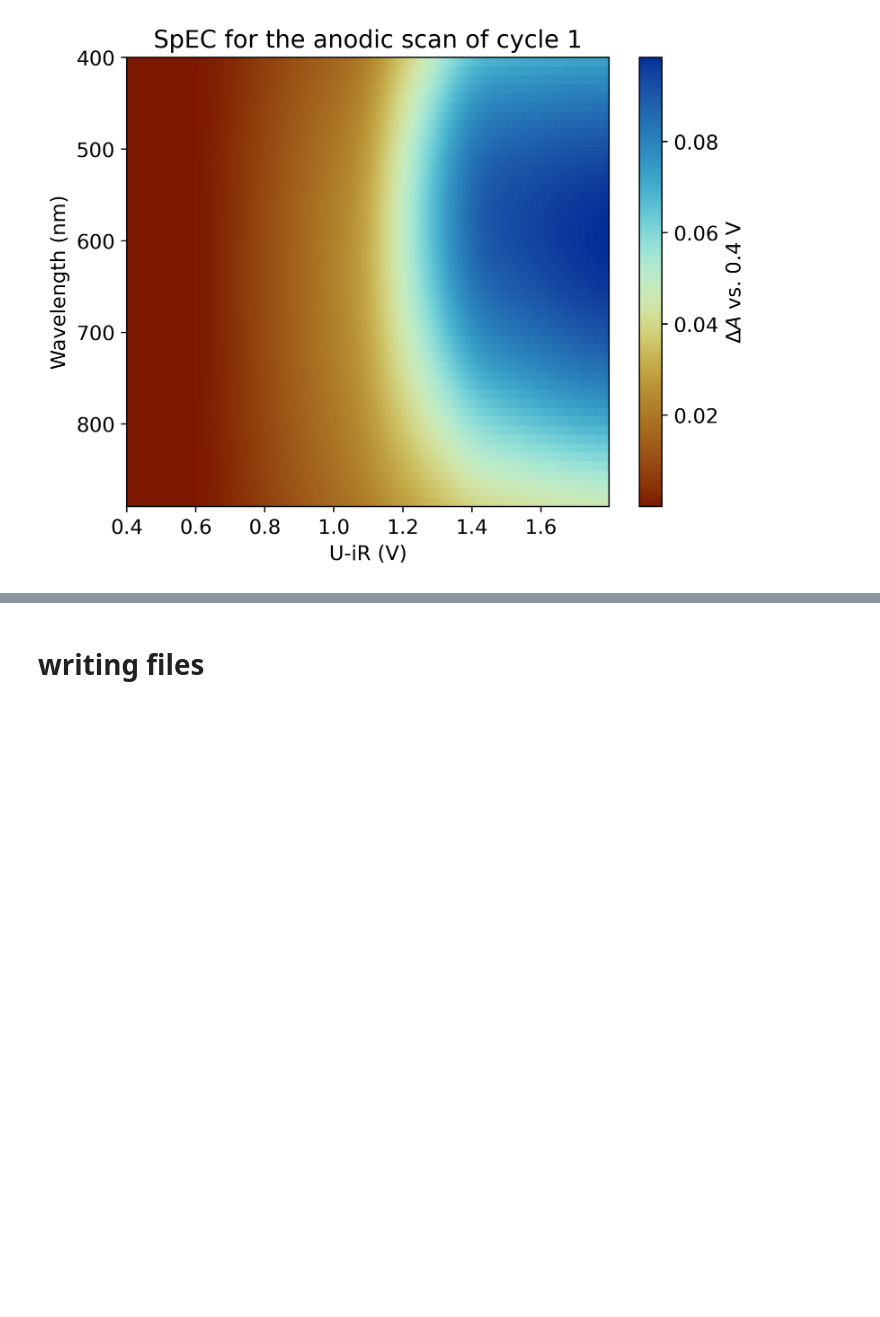
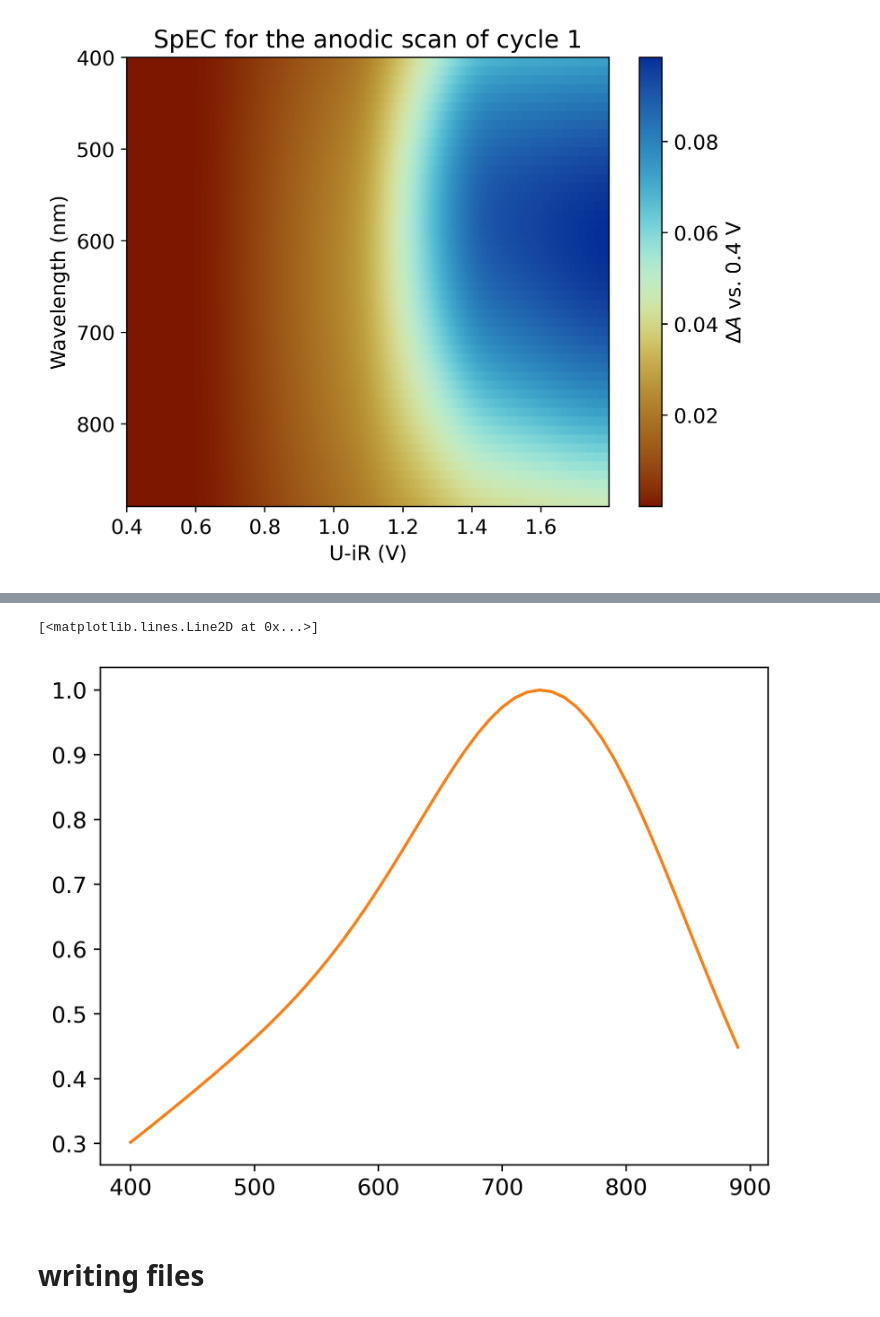
Before and after one commit to BenjaminSMoss/NRMP, a Jupyter notebook: main.ipynb, the cells around one changed output, grey strips where cells are left out. Saved outputs shown, nothing was run; the diff lists cells and outputs as text; code cells hidden in the pictures; blank space fills up the shorter version.

```diff
--- a/main.ipynb
+++ b/main.ipynb
@@ -218,3 +231,13 @@ plt.show()
+# %%
+test1=PD_spec3.iloc[:,PD_spec3.columns.values==20.0].divide(PD_spec3.iloc[:,PD_spec3.columns.values==20.0].max(axis=0), axis=1)
+test2=PD_spec3.iloc[:,PD_spec3.columns.values==50.0].divide(PD_spec3.iloc[:,PD_spec3.columns.values==50.0].max(axis=0), axis=1)
+
+figgg, axgg = plt.subplots()
+axgg.plot(test1, label='t=20s')
+axgg.plot(test2, label='t=50s')
+# %% [output]
+[<matplotlib.lines.Line2D at 0x...>]
+[figure, added]
 # %% [markdown]
 # writing files
 # %%
```
Also changed, not shown: parts of 4 cells of this notebook.
